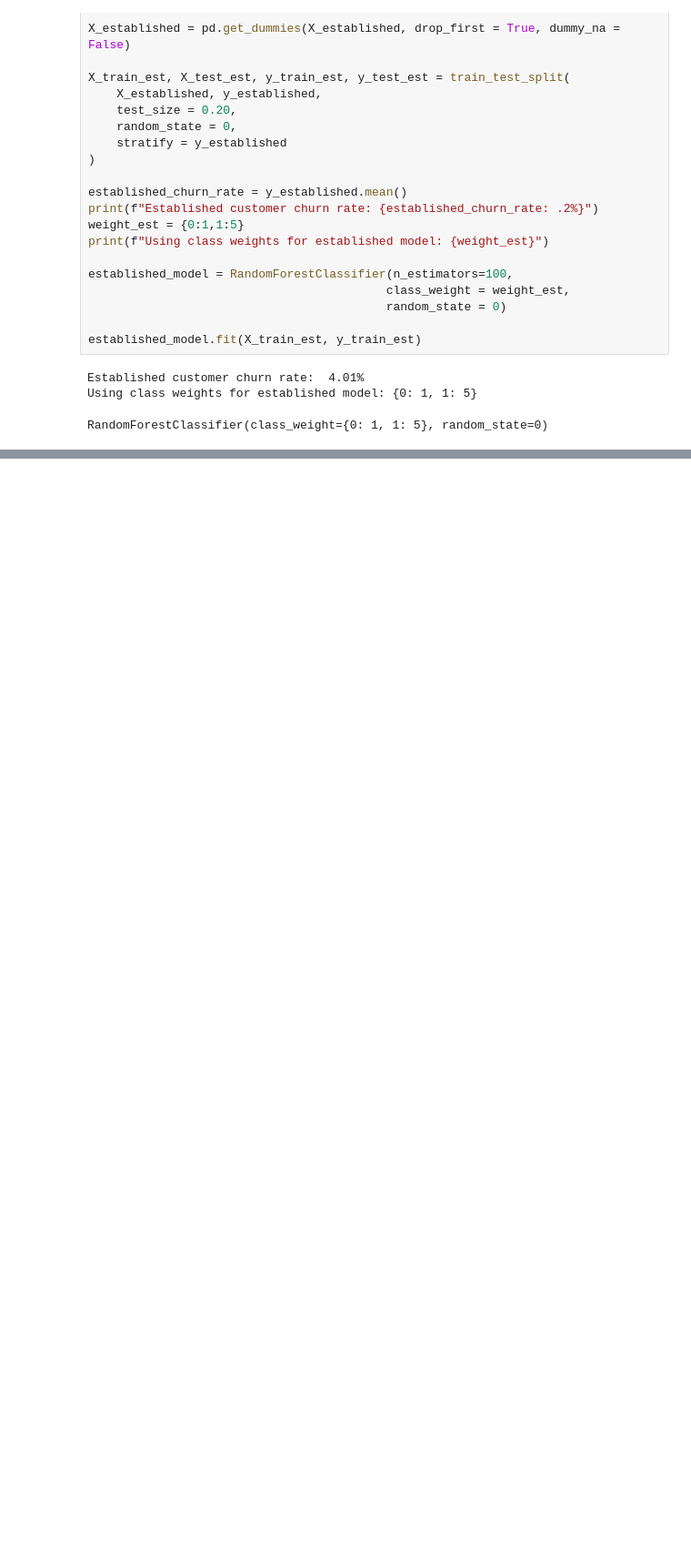
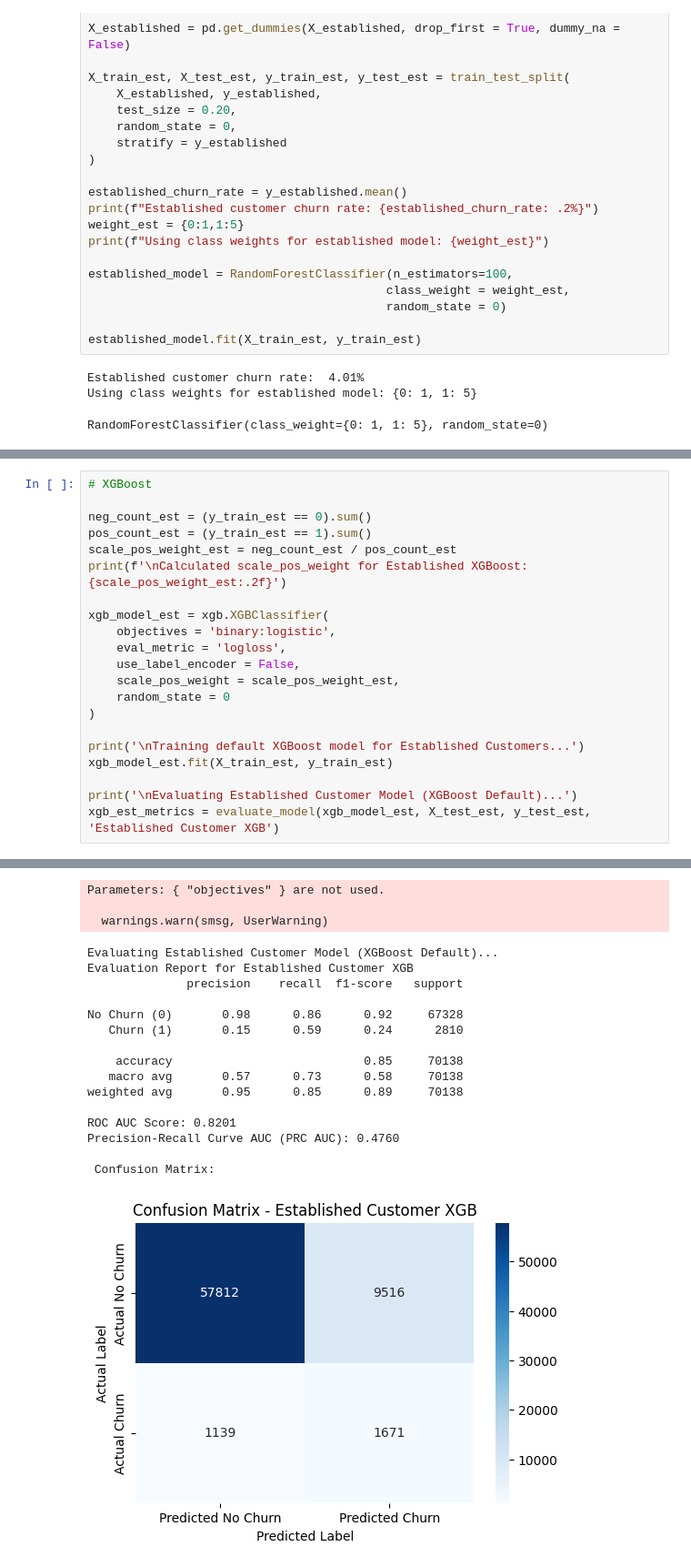
Before and after one commit to SarmadC/Churn-Prediction, a Jupyter notebook: churn-prediction.ipynb, the cells around one changed output, grey strips where cells are left out. Shown: that part at 91% size. Saved outputs shown, nothing was run; the diff lists cells and outputs as text; blank space fills up the shorter version.

```diff
--- a/churn-prediction.ipynb
+++ b/churn-prediction.ipynb
@@ -542,0 +652,22 @@ RandomForestClassifier(class_weight={0: 1, 1: 5}, random_state=0)
+# %%
+# XGBoost
+
+neg_count_est = (y_train_est == 0).sum()
+pos_count_est = (y_train_est == 1).sum()
+scale_pos_weight_est = neg_count_est / pos_count_est
+print(f'\nCalculated scale_pos_weight for Established XGBoost: {scale_pos_weight_est:.2f}')
+
+xgb_model_est = xgb.XGBClassifier(
+    objectives = 'binary:logistic',
+    eval_metric = 'logloss',
+    use_label_encoder = False,
+    scale_pos_weight = scale_pos_weight_est,
+    random_state = 0
+)
+
+print('\nTraining default XGBoost model for Established Customers...')
+xgb_model_est.fit(X_train_est, y_train_est)
+
+print('\nEvaluating Established Customer Model (XGBoost Default)...')
+xgb_est_metrics = evaluate_model(xgb_model_est, X_test_est, y_test_est, 'Established Customer XGB')
+# %% [output]
@@ -542,0 +677,19 @@ RandomForestClassifier(class_weight={0: 1, 1: 5}, random_state=0)
+Parameters: { "objectives" } are not used.
+
+  warnings.warn(smsg, UserWarning)
+Evaluating Established Customer Model (XGBoost Default)...
+Evaluation Report for Established Customer XGB
+              precision    recall  f1-score   support
+
+No Churn (0)       0.98      0.86      0.92     67328
+   Churn (1)       0.15      0.59      0.24      2810
+
+    accuracy                           0.85     70138
+   macro avg       0.57      0.73      0.58     70138
+weighted avg       0.95      0.85      0.89     70138
+
+ROC AUC Score: 0.8201
+Precision-Recall Curve AUC (PRC AUC): 0.4760
+
+ Confusion Matrix:
+[figure, added]
```
Also changed, not shown: parts of 4 cells of this notebook.
